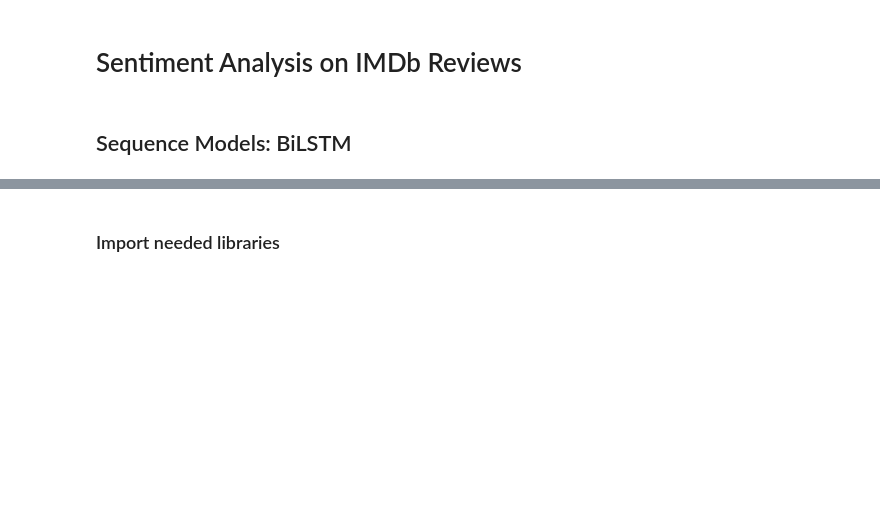
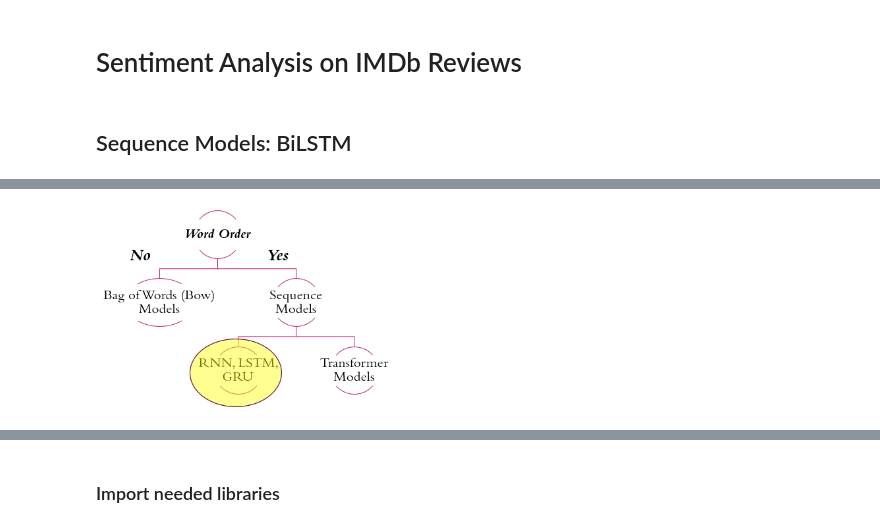
Before and after one commit to DrSridharPalle/Course-1-Deep-Learning-Mastery-Build-Your-AI-Foundation, a Jupyter notebook: Section9-DL-NLP-P1/Sentiment Analysis on IMDB Reviews-BiLSTM.ipynb, the cells around one changed output, grey strips where cells are left out. Cells and saved outputs as stored; diff of their text form; code cells hidden in the pictures; blank space fills up the shorter version.

```diff
--- a/Section9-DL-NLP-P1/Sentiment Analysis on IMDB Reviews-BiLSTM.ipynb
+++ b/Section9-DL-NLP-P1/Sentiment Analysis on IMDB Reviews-BiLSTM.ipynb
@@ -10,0 +10,4 @@
+# %%
+display(Image("./images/sequence-bilstm.png", width=300))
+# %% [output]
+[figure, added]
```
Also changed, not shown: parts of 12 cells of this notebook, 1 other file.
